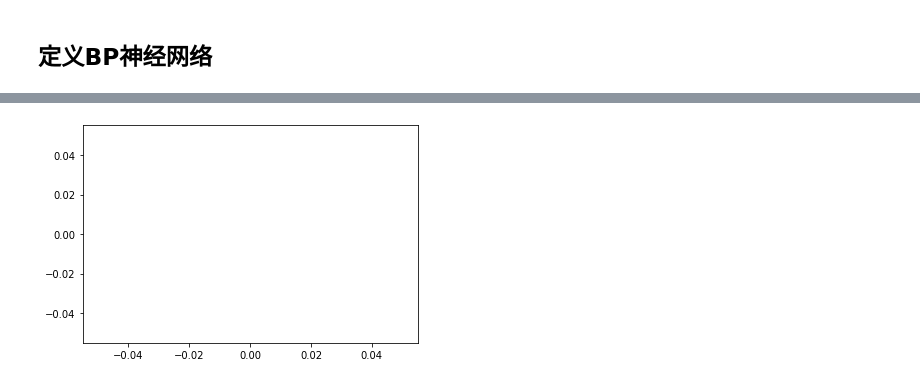
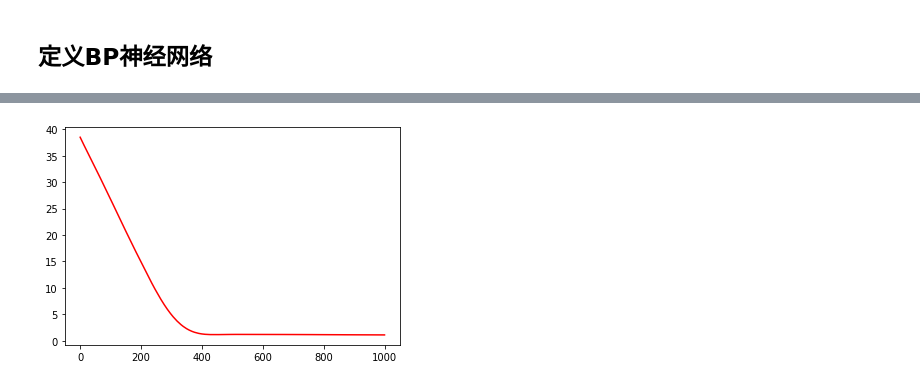
Before and after one commit to gujing2021/LinearRegressionPredictBloodGlucose, a Jupyter notebook: BPNeuralNetWorks.ipynb, the cells around one changed output, grey strips where cells are left out. Saved outputs shown, nothing was run; the diff lists cells and outputs as text; code cells hidden in the pictures.

```diff
--- a/BPNeuralNetWorks.ipynb
+++ b/BPNeuralNetWorks.ipynb
@@ -66,11 +85,6 @@ train_x.shape, train_y.shape,test_x.shape, test_y.shape
 # %% [markdown]
 ## 将numy转换为tensor
 # %%
-train_x = torch.tensor(train_x, dtype = torch.float)
-train_y = torch.tensor(train_y, dtype = torch.float)
-test_x = torch.tensor(test_x, dtype = torch.float)
-test_y = torch.tensor(test_y, dtype = torch.float)
-
 dataset = torch.utils.data.TensorDataset(train_x, train_y)
 train_iter = torch.utils.data.DataLoader(dataset, 5 ,shuffle=True)
 # %% [markdown]
@@ -84,7 +98,7 @@ class Net(torch.nn.Module):
 
     def forward(self, X_data):
         x = self.hidden(X_data)
-        x_relu = Fun.relu(x)
+        x_relu = Fun.tanh(x)
         predict_y = self.out(x_relu)
         return predict_y
 # %%
@@ -95,8 +109,5 @@ def log_rmse(net, features, labels):
     return rmse.item()
 # %%
 net = Net(4, 9, 1)
-optimizer = torch.optim.Adam(net.parameters(), lr=0.005)
+optimizer = torch.optim.Adam(net.parameters(), lr=0.0001)
 loss = torch.nn.MSELoss()
-for param in net.parameters():
-    torch.nn.init.normal_(param, mean=0, std=0.01)
-print(net)
@@ -108,15 +114,15 @@ Net(
 # %%
 train_ls, test_ls = [], []
-for i in range(500):
+for i in range(1000):
     for x, y in train_iter:
         out = net(x)
-        l = loss(out, train_y)
+        l = loss(out, y)
         optimizer.zero_grad()
         l.backward()
         optimizer.step()
     train_ls.append(l)
-    if test_labels is not None:
-        test_ls.append(log_rmse(net, test_x, test_y))
+    if test_ls is not None:
+        test_ls.append(loss(net(test_x), test_y))
 # %%
 plt.plot(train_ls)
 plt.show()
@@ -278,5 +277,5 @@ array([100.,   0.,   0.,   0.,   0.])
 # %%
-plt.plot(test_ls)
+plt.plot(test_ls, c='r')
 plt.show()
 # %% [output]
-[figure, old version]
+[figure, new version]
```
Also changed, not shown: parts of 27 cells of this notebook.
